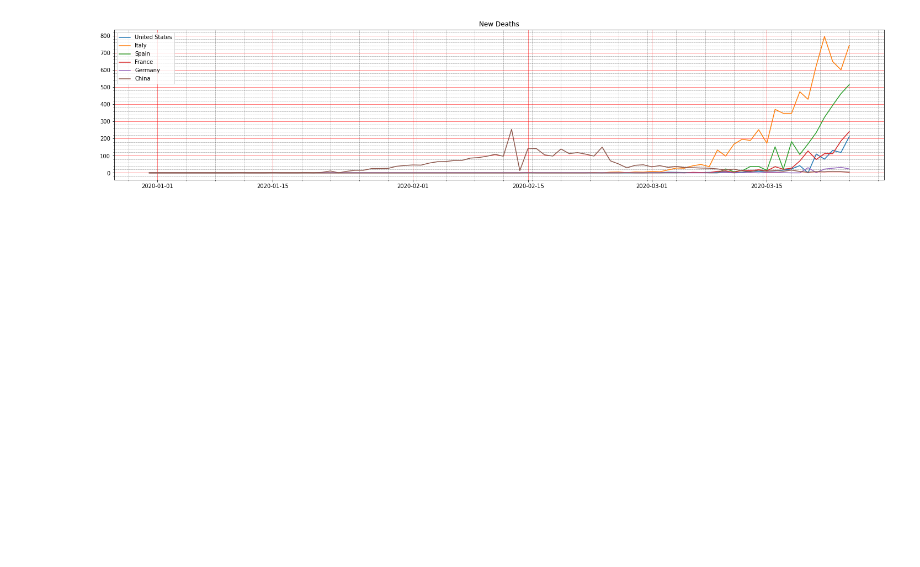
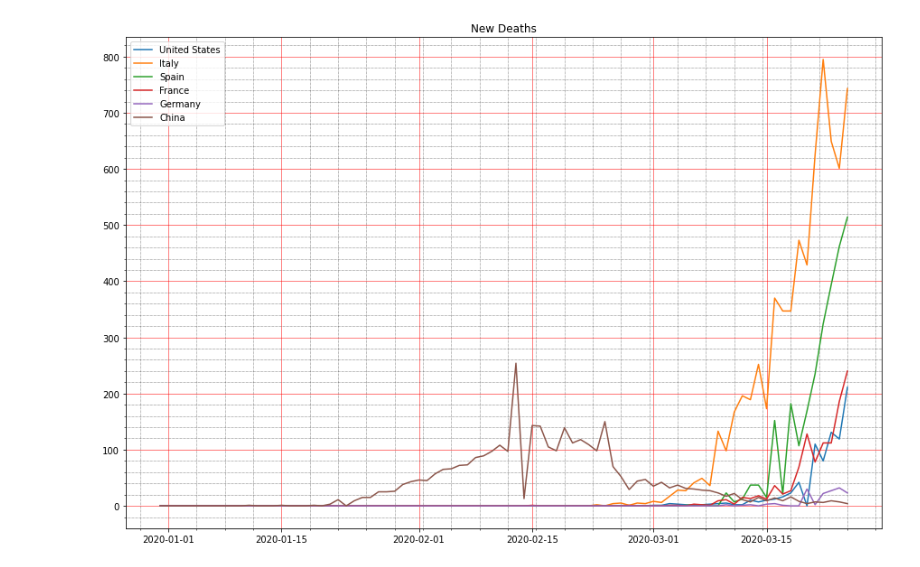
Before and after one commit to vinayshanbhag/covid19, a Jupyter notebook: covid_19_viz.ipynb, the cells around one changed output. Cells and saved outputs as stored; diff of their text form; code cells hidden in the pictures; blank space fills up the shorter version.

```diff
--- a/covid_19_viz.ipynb
+++ b/covid_19_viz.ipynb
@@ -30,12 +26,12 @@ To register the converters:
 # %%
-plt.figure(figsize=(25,5))
+plt.figure(figsize=(15,10))
 for country in countries:
   plt.plot(df_all[df_all.location==country].date,df_all[df_all.location==country].new_deaths)
 plt.legend(countries)
 plt.title("New Deaths");
 plt.minorticks_on()
 plt.grid(which='major', linestyle='-', linewidth='0.5', color='red')
 plt.grid(which='minor', linestyle=':', linewidth='0.5', color='black')
 # %% [output]
-[figure, old version]
+[figure, new version]
 # %%
```
Also changed, not shown: parts of 6 cells of this notebook.
